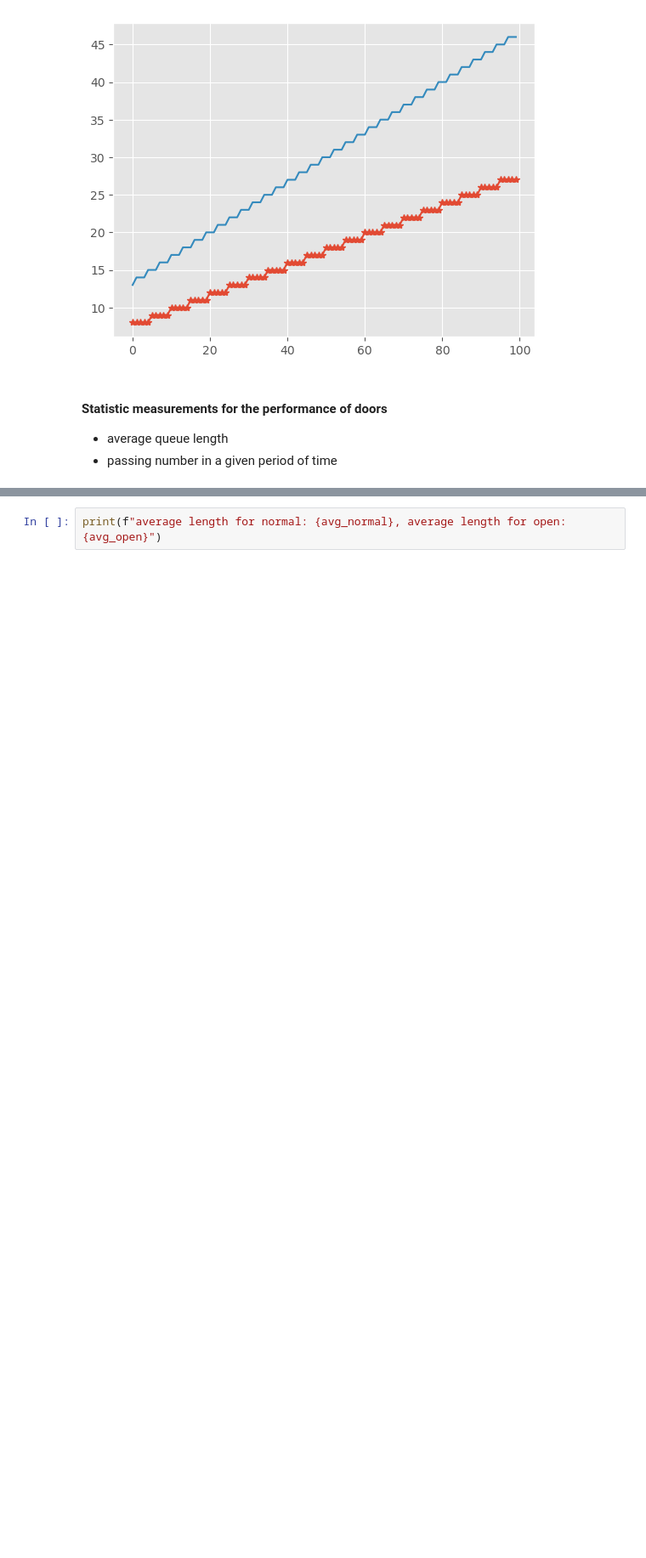
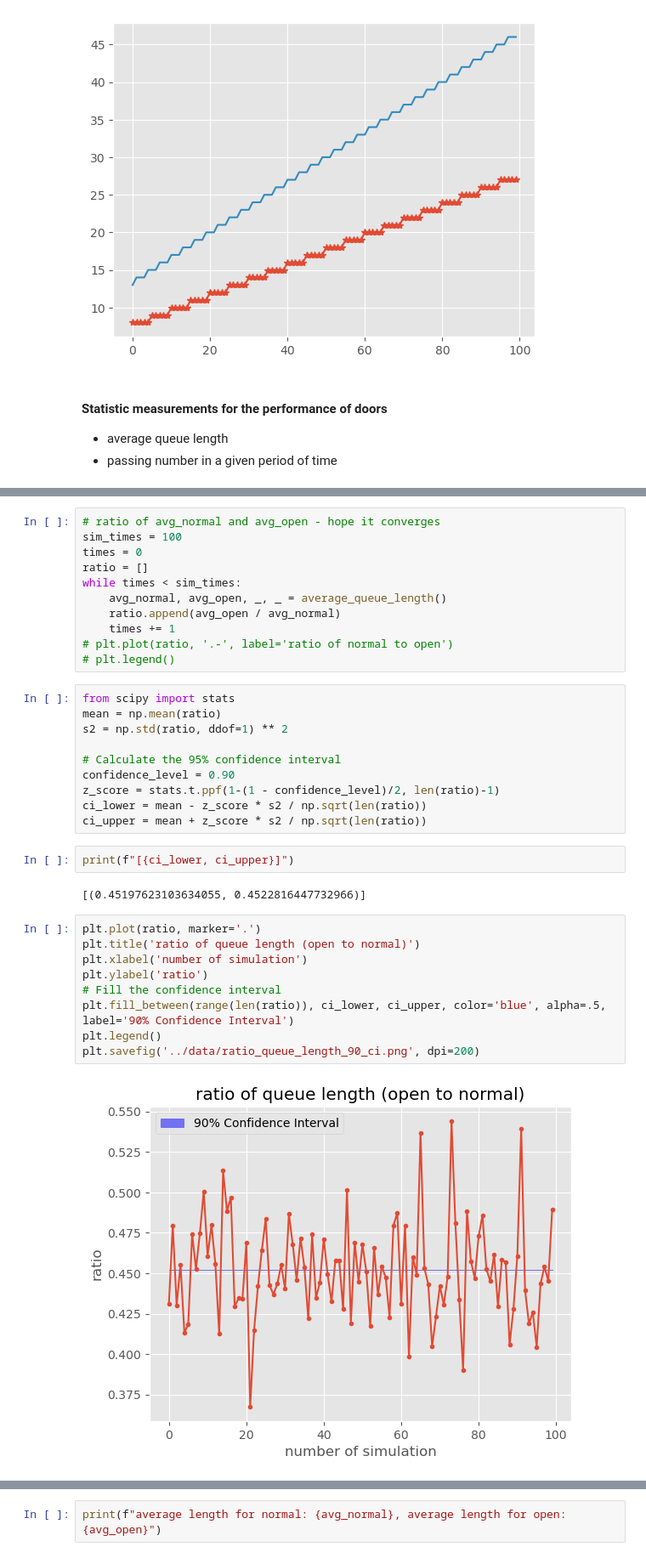
Before and after one commit to Mr-Wonderfool/Queueing-Theory-Application, a Jupyter notebook: models/SingleLineSimulation.ipynb, the cells around one changed output, grey strips where cells are left out. Shown at 85% size. Cells and saved outputs as stored; diff of their text form; blank space fills up the shorter version.

```diff
--- a/models/SingleLineSimulation.ipynb
+++ b/models/SingleLineSimulation.ipynb
@@ -88,0 +101,36 @@ plt.legend()
+# %%
+# ratio of avg_normal and avg_open - hope it converges
+sim_times = 100
+times = 0
+ratio = []
+while times < sim_times:
+    avg_normal, avg_open, _, _ = average_queue_length()
+    ratio.append(avg_open / avg_normal)
+    times += 1
+# plt.plot(ratio, '.-', label='ratio of normal to open')
+# plt.legend()
+# %%
+from scipy import stats
+mean = np.mean(ratio)
+s2 = np.std(ratio, ddof=1) ** 2
+
+# Calculate the 95% confidence interval
+confidence_level = 0.90
+z_score = stats.t.ppf(1-(1 - confidence_level)/2, len(ratio)-1)
+ci_lower = mean - z_score * s2 / np.sqrt(len(ratio))
+ci_upper = mean + z_score * s2 / np.sqrt(len(ratio))
+# %%
+print(f"[{ci_lower, ci_upper}]")
+# %% [output]
+[(0.45197623103634055, 0.4522816447732966)]
+# %%
+plt.plot(ratio, marker='.')
+plt.title('ratio of queue length (open to normal)')
+plt.xlabel('number of simulation')
+plt.ylabel('ratio')
+# Fill the confidence interval
+plt.fill_between(range(len(ratio)), ci_lower, ci_upper, color='blue', alpha=.5, label='90% Confidence Interval')
+plt.legend()
+plt.savefig('../data/ratio_queue_length_90_ci.png', dpi=200)
+# %% [output]
+[figure, added]
```
Also changed, not shown: parts of 4 cells of this notebook, 5 other files.
